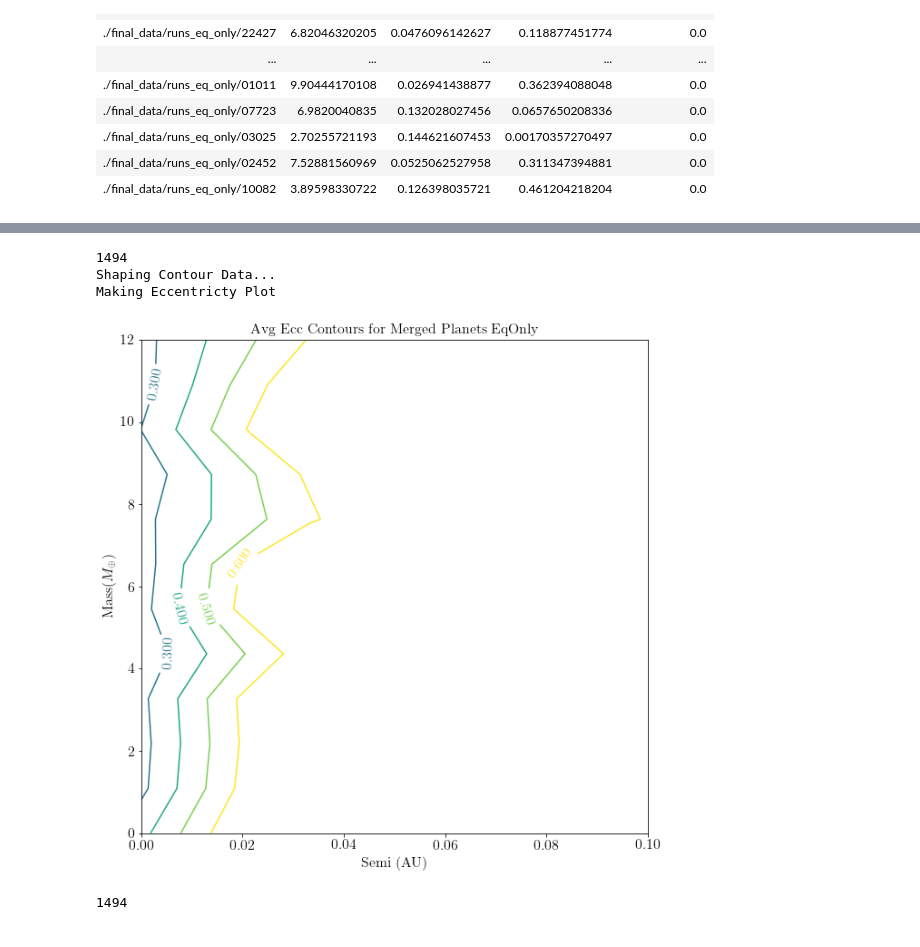
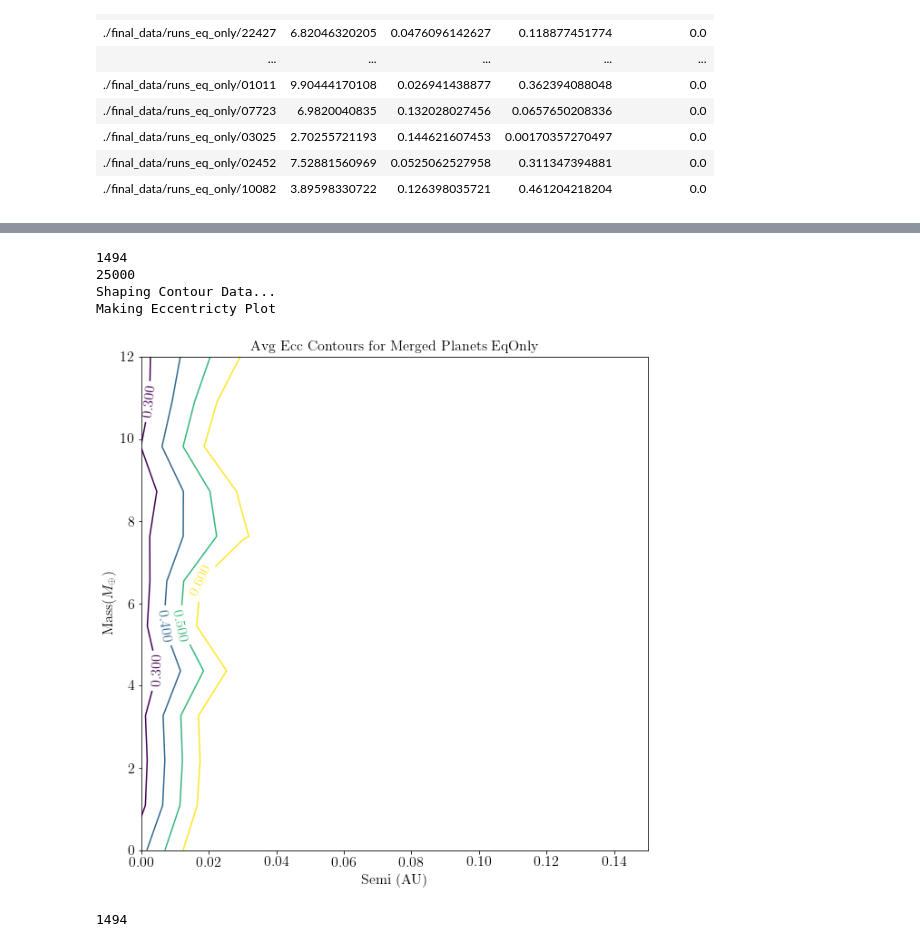
Before and after one commit to dm1681/MergingPerts, a Jupyter notebook: fig_gen.ipynb, the cells around one changed output, grey strips where cells are left out. Drawn from its saved outputs; the diff is of its cells as text; code cells hidden in the pictures.

```diff
--- a/fig_gen.ipynb
+++ b/fig_gen.ipynb
@@ -700,21 +700,25 @@ final_data_eqorb
 # %%
 # now lets do eq_only analysis
 merged_data_eqtide = final_data_eqonly[np.where(final_data_eqonly['bMerge_eqtide'] == 1)]
-print(len(merged_data_eqtide))
+n_merged_eqtide = len(merged_data_eqtide)
+n_comp_eqtide = len(final_data_eqonly[np.where(final_data_eqonly['bMerge_eqtide'] != -9999)])
+print(n_merged_eqtide)
+print(n_comp_eqtide)
 # x = semi; y = mass; z = ecc
 semib_eqonly = merged_data_eqtide['semi_b_0'] # x
 massb_eqonly = merged_data_eqtide['mass_b_0'] # y
 eccb_eqonly = merged_data_eqtide['ecc_b_0'] # z
 levels=[0.1,0.2,0.3,0.4,0.5,0.6]
 #pdb.set_trace()
 make_contour(semib_eqonly,massb_eqonly,eccb_eqonly,
-            y_binwidth=1.0,x_binwidth=0.025,xlim=(0,0.1), levels=levels,
+            y_binwidth=1.0,x_binwidth=0.025,xlim=(0,0.15), levels=levels,
             names='EqOnly');
 # %% [output]
 1494
+25000
 Shaping Contour Data...
 Making Eccentricty Plot
-[figure, old version]
+[figure, new version]
 # %%
 # lets make histogram of eq_only merged cases and their semis
 
```
Also changed, not shown: parts of 11 cells of this notebook, 1 other file.
